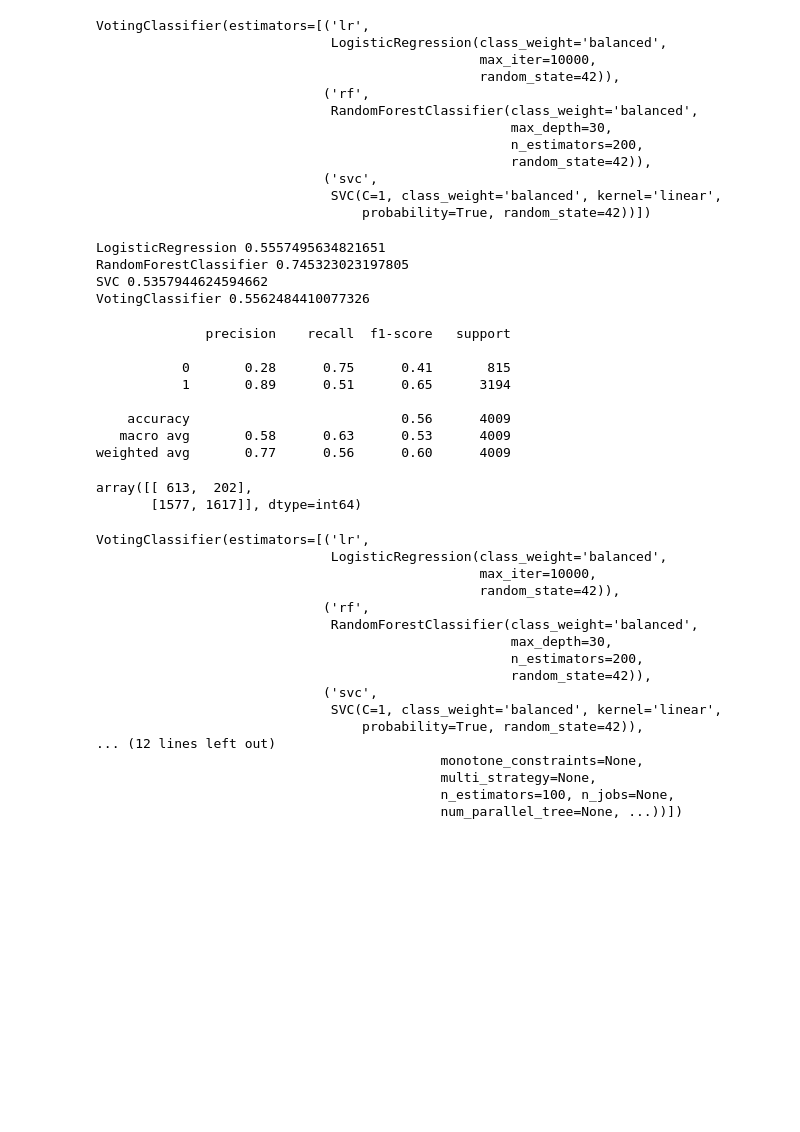
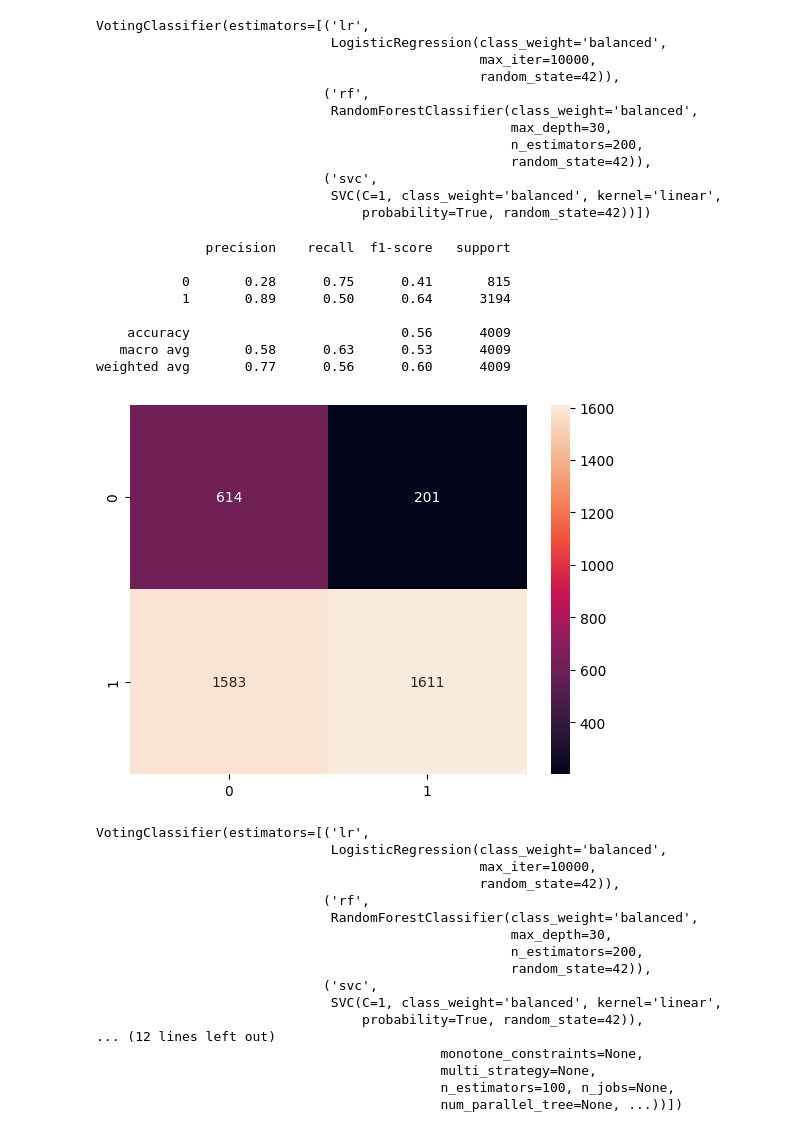
Before and after one commit to FernandoMoroC/Proyecto_Final_ML, a Jupyter notebook: notebooks/Ensembles.ipynb, the cells around one changed output. Saved outputs shown, nothing was run; the diff lists cells and outputs as text; code cells hidden in the pictures; blank space fills up the shorter version.

```diff
--- a/notebooks/Ensembles.ipynb
+++ b/notebooks/Ensembles.ipynb
@@ -69,17 +69,7 @@ VotingClassifier(estimators=[('lr',
                               SVC(C=1, class_weight='balanced', kernel='linear',
                                   probability=True, random_state=42))])
 # %%
-from sklearn.metrics import accuracy_score
-
-for voting_clf in (log_clf, rnd_clf, svm_clf, voting_clf):
-    voting_clf.fit(X_train, y_train)
-    y_pred = voting_clf.predict(X_test)
-    print(voting_clf.__class__.__name__, accuracy_score(y_test, y_pred))
+y_pred = voting_clf.predict(X_test)
-# %% [output]
-LogisticRegression 0.5557495634821651
-RandomForestClassifier 0.745323023197805
-SVC 0.5357944624594662
-VotingClassifier 0.5562484410077326
 # %%
 from sklearn.metrics import classification_report
 print(classification_report(y_test, y_pred))
@@ -87,19 +77,19 @@ print(classification_report(y_test, y_pred))
               precision    recall  f1-score   support
 
            0       0.28      0.75      0.41       815
-           1       0.89      0.51      0.65      3194
+           1       0.89      0.50      0.64      3194
 
     accuracy                           0.56      4009
    macro avg       0.58      0.63      0.53      4009
 weighted avg       0.77      0.56      0.60      4009
 # %%
 from sklearn.metrics import confusion_matrix
+import seaborn as sns
 
 cm = confusion_matrix(y_test, y_pred)
-cm
+sns.heatmap(cm, annot=True, fmt='d');
 # %% [output]
-array([[ 613,  202],
-       [1577, 1617]], dtype=int64)
+[figure, added]
 # %%
 # Logistic regrssion + random forest + svm + xgboost
 
```
Also changed, not shown: parts of 5 cells of this notebook, 11 other files.
